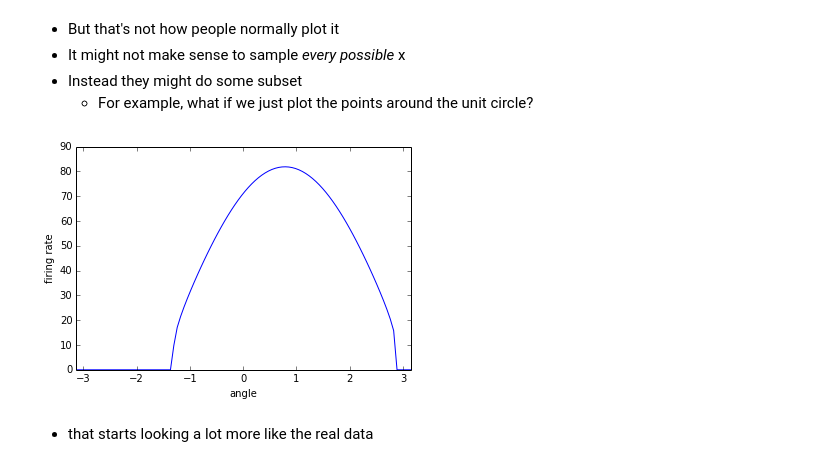
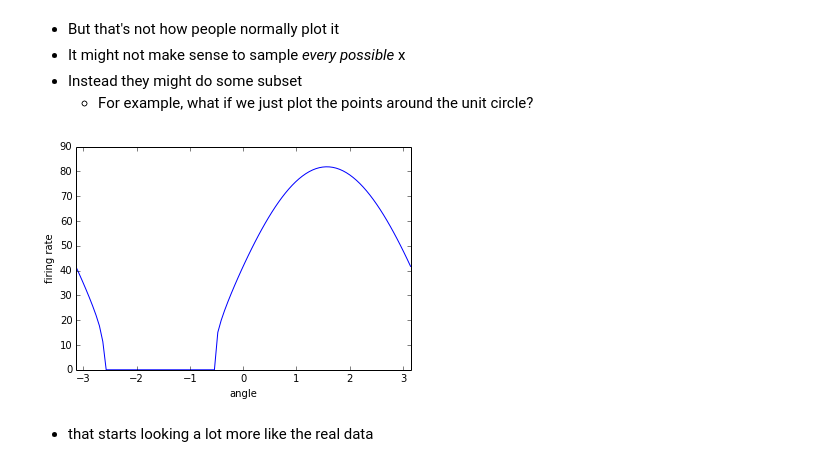
Before and after one commit to tcstewar/syde556, a Jupyter notebook: SYDE 556 Lecture 2 Representation.ipynb, the cells around one changed output. Cells and saved outputs as stored; diff of their text form; code cells hidden in the pictures.

```diff
--- a/SYDE 556 Lecture 2 Representation.ipynb
+++ b/SYDE 556 Lecture 2 Representation.ipynb
@@ -249,23 +246,21 @@ p = ax.plot_surface(X, Y, syde556.lif(J), linewidth=0, cstride=1, rstride=1, cma
 - Instead they might do some subset
     - For example, what if we just plot the points around the unit circle?
 # %%
-theta = numpy.linspace(-numpy.pi, numpy.pi, 100)
-x = numpy.array([numpy.sin(theta), numpy.cos(theta)])
+theta, x = syde556.sample_around_unit_circle(100)
 
-e = numpy.array([1.0, 1.0])
-e = e/numpy.linalg.norm(e)
+e = numpy.array([1.0, 0.0])
 alpha = 1
 bias = 1.5
 
 J = alpha*numpy.dot(x.T, e)+bias
 
 pylab.plot(theta, syde556.lif(J))
 pylab.xlabel('angle')
 pylab.ylabel('firing rate')
 pylab.xlim(-numpy.pi, numpy.pi)
 pylab.show()
 # %% [output]
-[figure, old version]
+[figure, new version]
 # %% [markdown]
 - that starts looking a lot more like the real data
 # %% [markdown]
```
Also changed, not shown: parts of 7 cells of this notebook, 3 other files.
